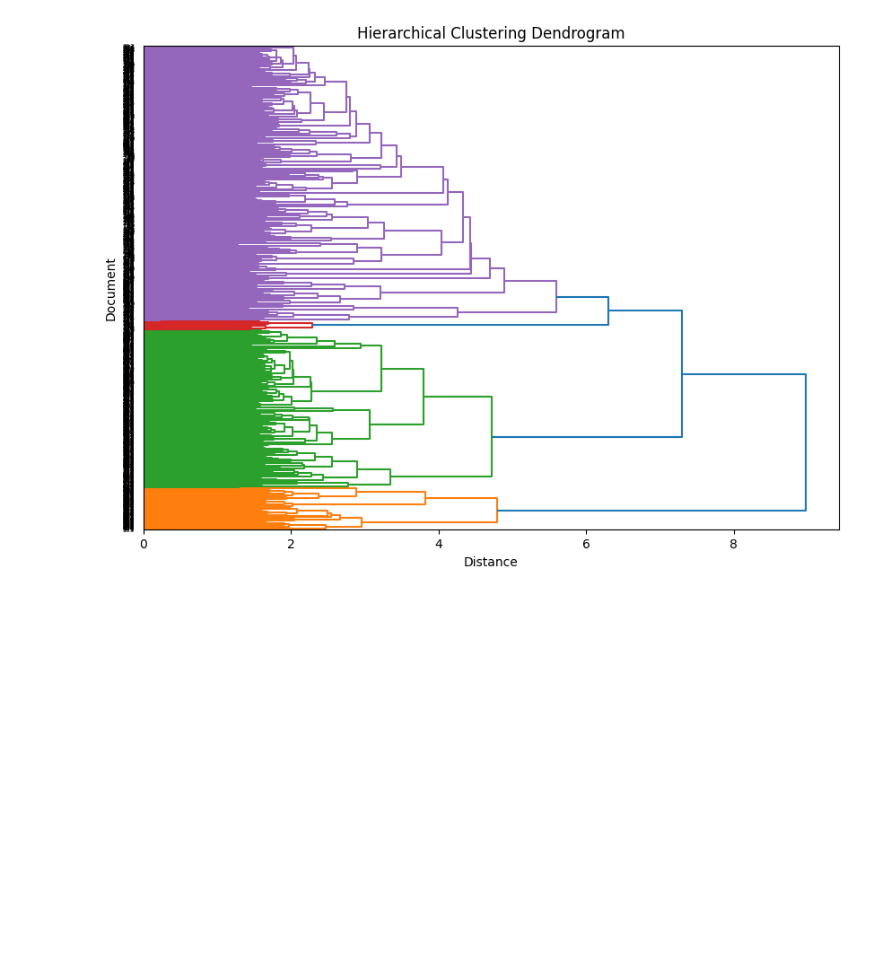
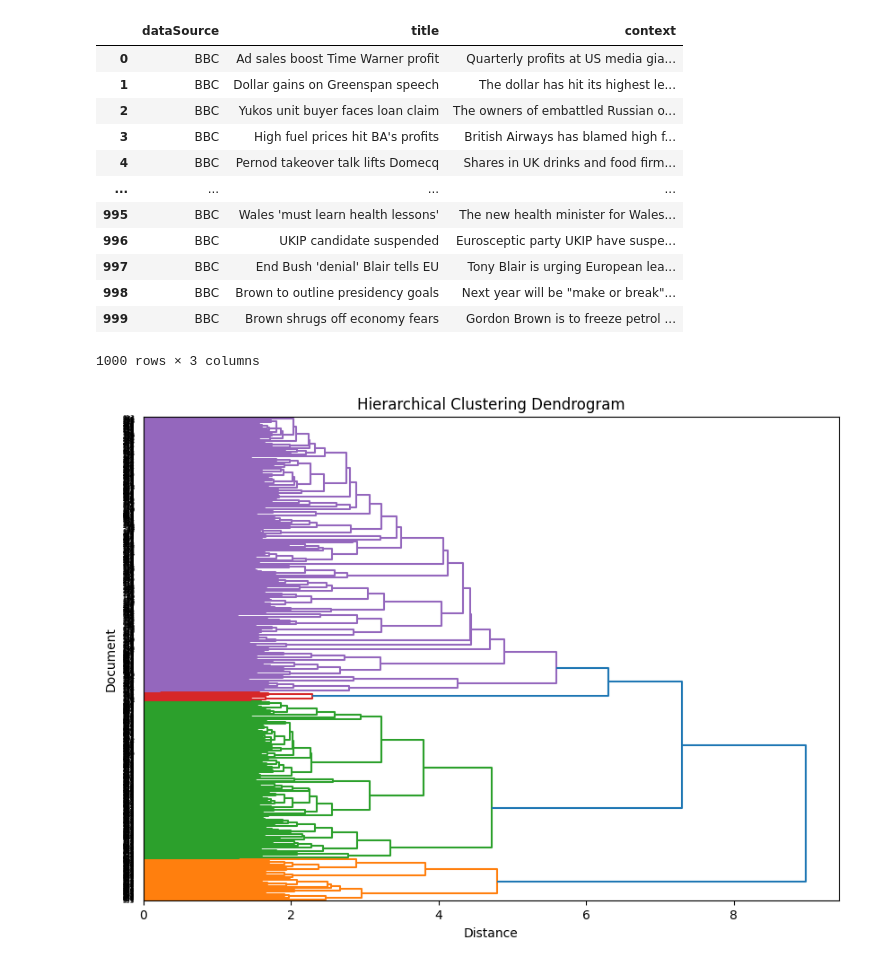
Before and after one commit to yjyj989812/Naver_news_Clustering_RE, a Jupyter notebook: src/tfidf.ipynb, the cells around one changed output. Cells and saved outputs as stored; diff of their text form; code cells hidden in the pictures; blank space fills up the shorter version.

```diff
--- a/src/tfidf.ipynb
+++ b/src/tfidf.ipynb
@@ -43,6 +43,31 @@ port = keys['port']
 database = keys['database']
 password = parse.quote_plus(password)
 engine = sqlalchemy.create_engine(f"mysql://{user}:{password}@{host}:{port}/{database}?charset=utf8mb4")
+# %%
+user = keys['user']
+password = keys['password']
+host = keys['host']
+port = keys['port']
+database = keys['database']
+password = parse.quote_plus(password)
+engine = sqlalchemy.create_engine(f"mysql://{user}:{password}@{host}:{port}/{database}?charset=utf8mb4")
+df = pd.read_sql_query("select * from {} LIMIT 1000".format(keys['table']), con=engine)
+# %%
+df
+# %% [output]
+|  | dataSource | title | context |
+| 0 | BBC | Ad sales boost Time Warner profit | Quarterly profits at US media gia... |
+| 1 | BBC | Dollar gains on Greenspan speech | The dollar has hit its highest le... |
+| 2 | BBC | Yukos unit buyer faces loan claim | The owners of embattled Russian o... |
+| 3 | BBC | High fuel prices hit BA's profits | British Airways has blamed high f... |
+| 4 | BBC | Pernod takeover talk lifts Domecq | Shares in UK drinks and food firm... |
+| ... | ... | ... | ... |
+| 995 | BBC | Wales 'must learn health lessons' | The new health minister for Wales... |
+| 996 | BBC | UKIP candidate suspended | Eurosceptic party UKIP have suspe... |
+| 997 | BBC | End Bush 'denial' Blair tells EU | Tony Blair is urging European lea... |
+| 998 | BBC | Brown to outline presidency goals | Next year will be "make or break"... |
+| 999 | BBC | Brown shrugs off economy fears | Gordon Brown is to freeze petrol ... |
+1000 rows × 3 columns
 # %%
 def generate_doc_from_db(engine: sqlalchemy.Engine, table_name: str, yield_size: int = 1000):
     query = f"SELECT * FROM {table_name} LIMIT 1000"
```
Also changed, not shown: 2 other files.
